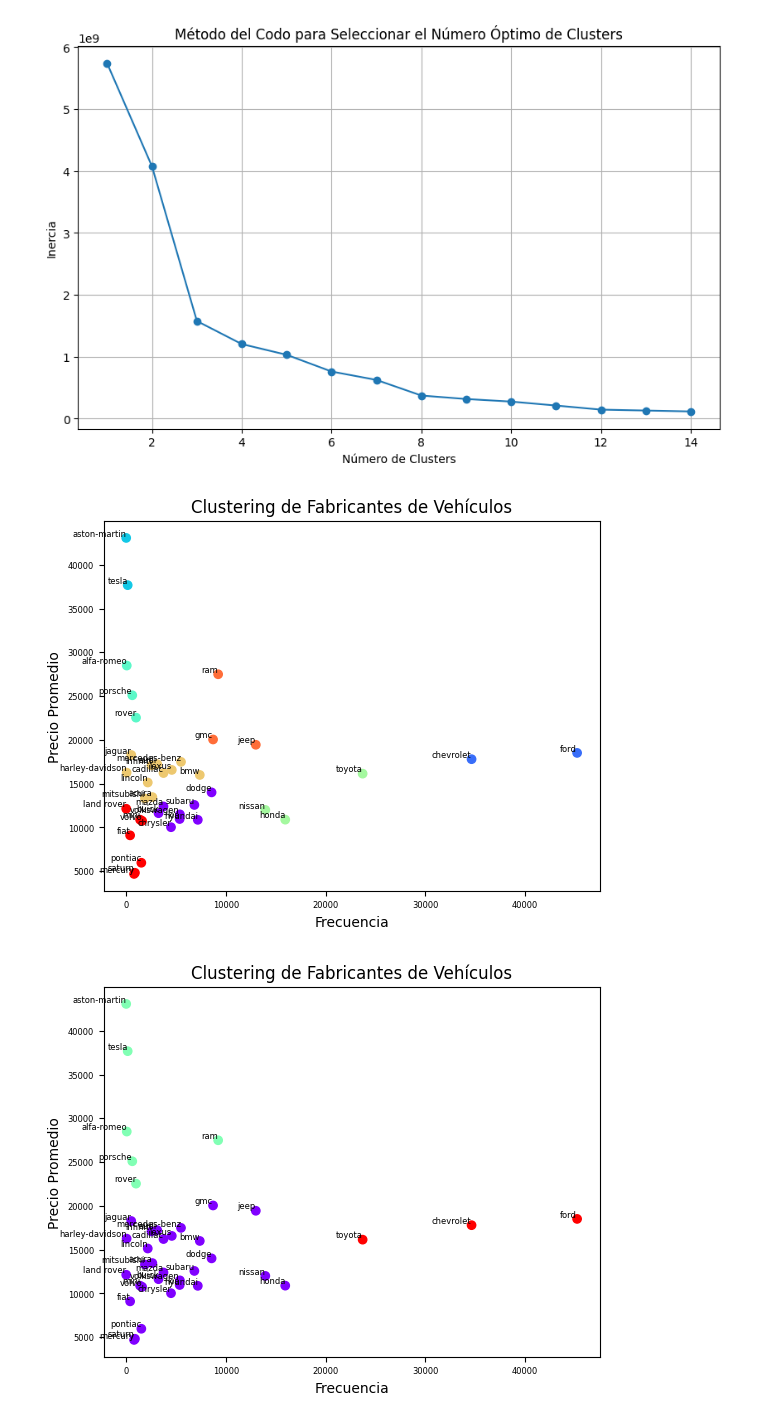
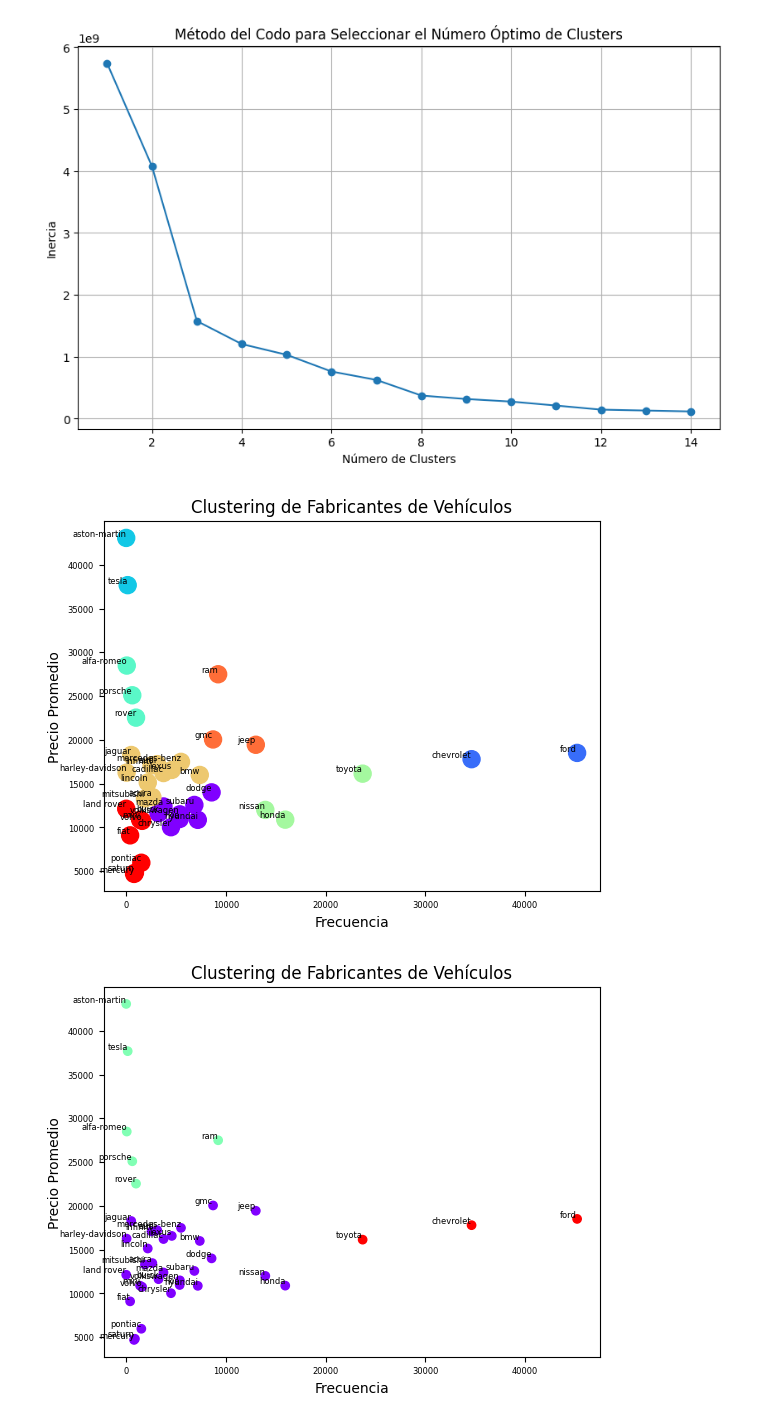
Before and after one commit to grigorow1974/Proyecto_Final, a Jupyter notebook: src/10.Cluster_Analisis_3.ipynb, the cells around one changed output. Cells and saved outputs as stored; diff of their text form; code cells hidden in the pictures.

Commit message:
clusters

```diff
--- a/src/10.Cluster_Analisis_3.ipynb
+++ b/src/10.Cluster_Analisis_3.ipynb
@@ -132,35 +132,35 @@ kmeans = KMeans(n_clusters=n_clusters, random_state=42)
 
 # Ajustamos el modelo a los datos
 kmeans.fit(features)
 
 # Asignamos la etiqueta del cluster a cada fabricante
 manufacturer_stats['cluster'] = kmeans.labels_
 
 # Crear figura y ejes
 fig, ax = plt.subplots()
 
 # Graficar scatter plot con colores por cluster
-scatter = ax.scatter(manufacturer_stats['frequency'], manufacturer_stats['price_avg'], c=manufacturer_stats['cluster'], cmap='rainbow')
+scatter = ax.scatter(manufacturer_stats['frequency'], manufacturer_stats['price_avg'], c=manufacturer_stats['cluster'], cmap='rainbow', s=150)
 
 # Agregar etiquetas de fabricante al lado de cada punto
 for index, row in manufacturer_stats.iterrows():
     ax.text(row['frequency'], row['price_avg'], index, fontsize=6, ha='right', va='bottom')
 
 # Ajustar tamaño de fuente de los números en ejes
 ax.tick_params(axis='both', which='major', labelsize=6)
 
 # Añadir etiquetas de ejes y título
 ax.set_xlabel('Frecuencia')
 ax.set_ylabel('Precio Promedio')
 ax.set_title('Clustering de Fabricantes de Vehículos')
 
 # Añadir barra de color para los clusters
 # plt.colorbar(scatter, ax=ax, label='Cluster')
 
 # Mostrar gráfico
 plt.show()
 # %% [output]
-[figure, old version]
+[figure, new version]
 # %%
 # Probamos 3 Clusters
 # Factorize manufacturer to convert it to numerical
```
